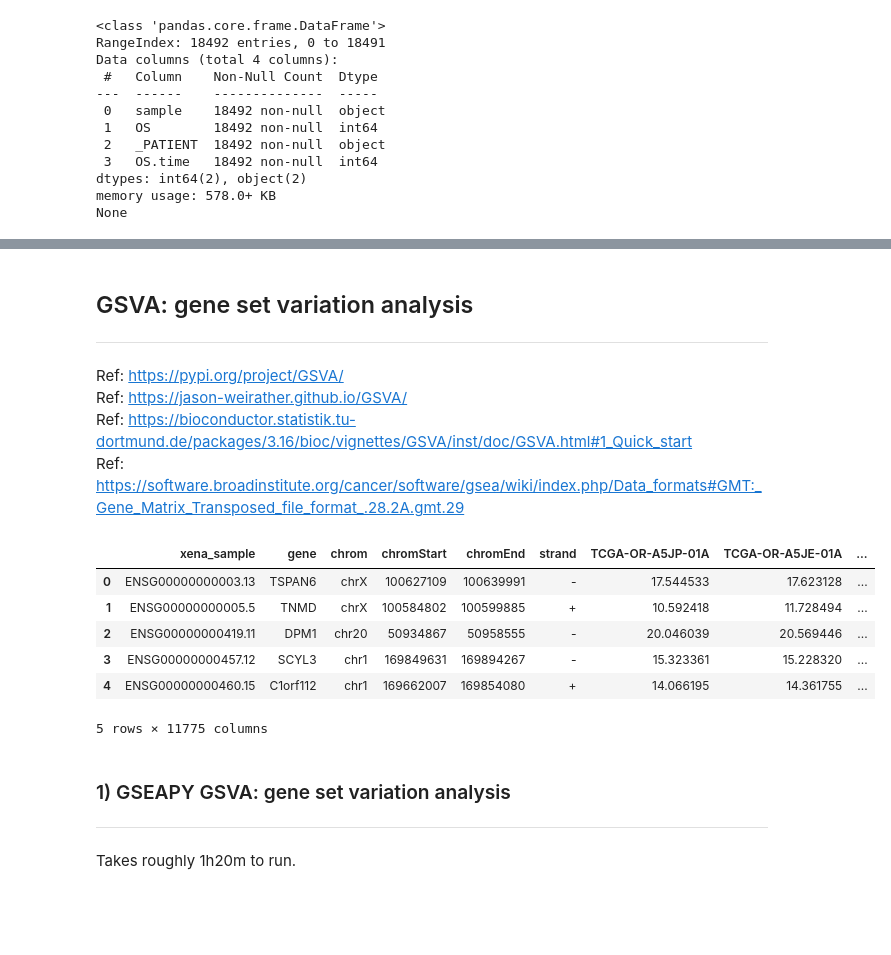
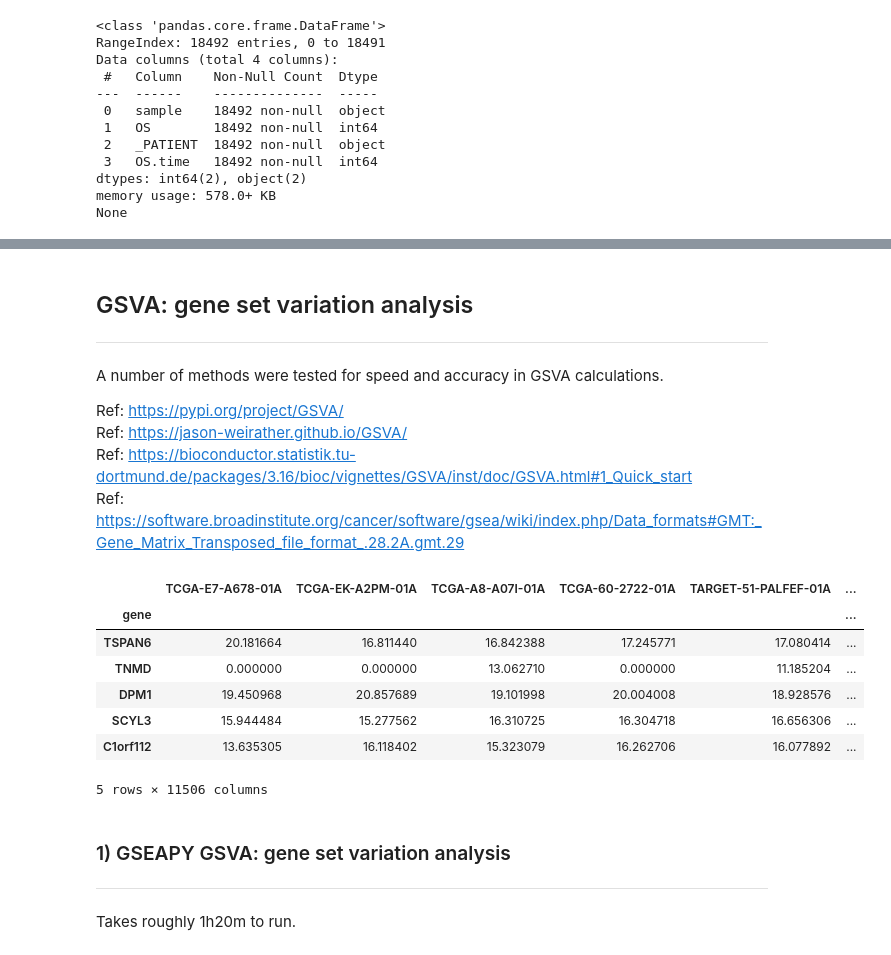
Before and after one commit to erincameron11/survival-analysis-tool, a Jupyter notebook: DataAnalysis.ipynb, the cells around one changed output, grey strips where cells are left out. Cells and saved outputs as stored; diff of their text form; code cells hidden in the pictures; blank space fills up the shorter version.

```diff
--- a/DataAnalysis.ipynb
+++ b/DataAnalysis.ipynb
@@ -197,21 +217,24 @@ df_survival_phenotype_filtered_ordered = df_survival_phenotype_filtered.set_inde
 
 ---
 
+A number of methods were tested for speed and accuracy in GSVA calculations.
+
 Ref: https://pypi.org/project/GSVA/
 Ref: https://jason-weirather.github.io/GSVA/
 Ref: https://bioconductor.statistik.tu-dortmund.de/packages/3.16/bioc/vignettes/GSVA/inst/doc/GSVA.html#1_Quick_start
 Ref: https://software.broadinstitute.org/cancer/software/gsea/wiki/index.php/Data_formats#GMT:_Gene_Matrix_Transposed_file_format_.28.2A.gmt.29
 # %%
 # Locate the ID/Gene mapped merged dataframe
-display(merged_df.head())
+display(df_merged_filtered.head())
 # %% [output]
-|  | xena_sample | gene | chrom | chromStart | chromEnd | strand | TCGA-OR-A5JP-01A | TCGA-OR-A5JE-01A | ... |
-| 0 | ENSG00000000003.13 | TSPAN6 | chrX | 100627109 | 100639991 | - | 17.544533 | 17.623128 | ... |
-| 1 | ENSG00000000005.5 | TNMD | chrX | 100584802 | 100599885 | + | 10.592418 | 11.728494 | ... |
-| 2 | ENSG00000000419.11 | DPM1 | chr20 | 50934867 | 50958555 | - | 20.046039 | 20.569446 | ... |
-| 3 | ENSG00000000457.12 | SCYL3 | chr1 | 169849631 | 169894267 | - | 15.323361 | 15.228320 | ... |
-| 4 | ENSG00000000460.15 | C1orf112 | chr1 | 169662007 | 169854080 | + | 14.066195 | 14.361755 | ... |
+|  | TCGA-E7-A678-01A | TCGA-EK-A2PM-01A | TCGA-A8-A07I-01A | TCGA-60-2722-01A | TARGET-51-PALFEF-01A | ... |
+| gene |  |  |  |  |  | ... |
+| TSPAN6 | 20.181664 | 16.811440 | 16.842388 | 17.245771 | 17.080414 | ... |
+| TNMD | 0.000000 | 0.000000 | 13.062710 | 0.000000 | 11.185204 | ... |
+| DPM1 | 19.450968 | 20.857689 | 19.101998 | 20.004008 | 18.928576 | ... |
+| SCYL3 | 15.944484 | 15.277562 | 16.310725 | 16.304718 | 16.656306 | ... |
+| C1orf112 | 13.635305 | 16.118402 | 15.323079 | 16.262706 | 16.077892 | ... |
-5 rows × 11775 columns
+5 rows × 11506 columns
 # %% [markdown]
 ### 1) GSEAPY GSVA: gene set variation analysis
 
```
Also changed, not shown: parts of 21 cells of this notebook, 1 other file.
